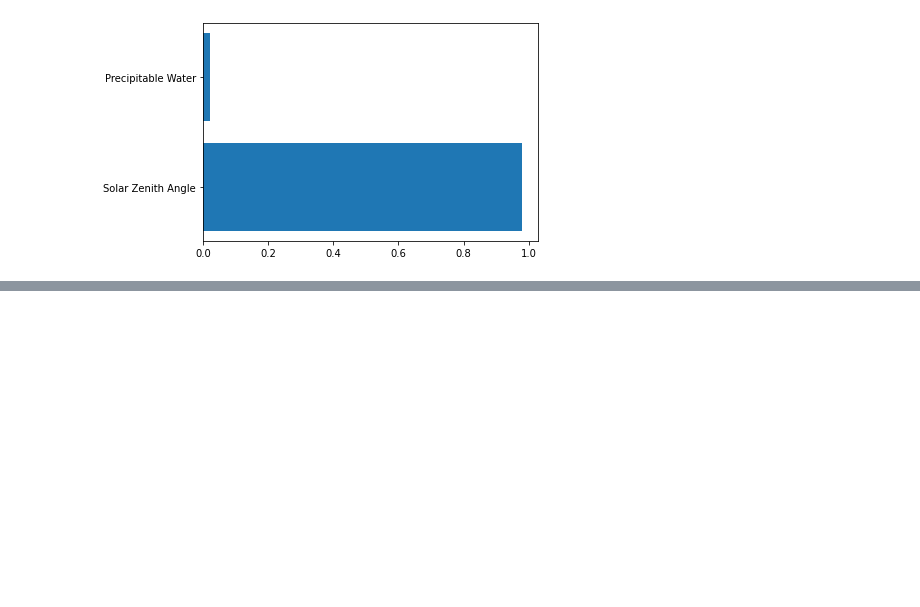
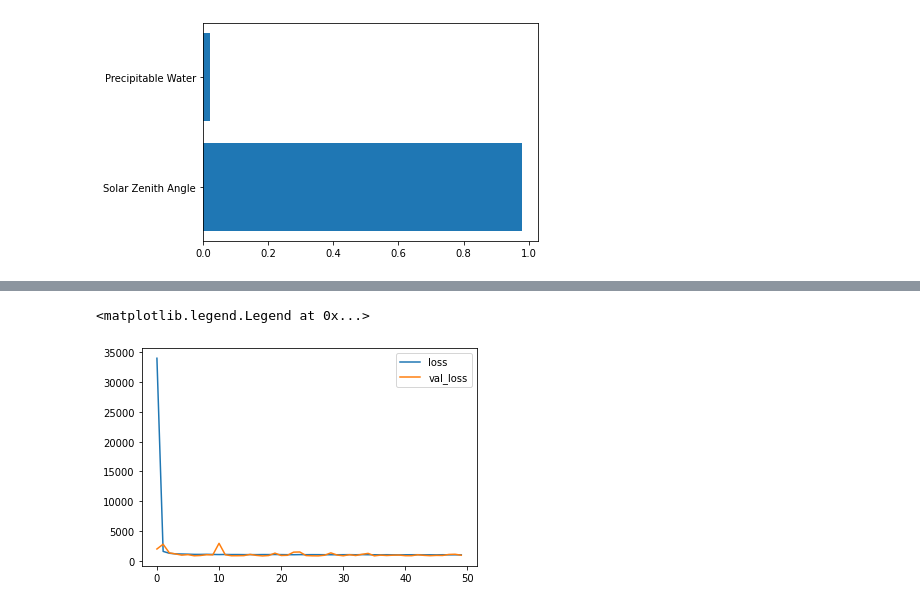
Before and after one commit to ashwiniyer176/WIPRO-Sustainability-Challenge, a Jupyter notebook: notebooks/Model Building.ipynb, the cells around one changed output, grey strips where cells are left out. Drawn from its saved outputs; the diff is of its cells as text; code cells hidden in the pictures; blank space fills up the shorter version.

Commit message:
Modelling update

```diff
--- a/notebooks/Model Building.ipynb
+++ b/notebooks/Model Building.ipynb
@@ -122,0 +139,16 @@ plt.barh(train.drop(columns=columns).columns, rf.feature_importances_)
+# %%
+model=Sequential()
+model.add(layers.Dense(100,input_shape=(train.shape[1]-3,),activation="relu"))
+model.add(layers.Dense(50,activation="relu"))
+model.add(layers.Dense(25,activation="relu"))
+model.add(layers.Dense(3,activation="linear"))
+# %%
+model.compile(optimizer="adam",loss="mse",metrics=["mse","mae"])
+# %%
+X_train=train.drop(columns=columns)
+y_train=train[columns]
+X_val=validation.drop(columns=columns)
+y_val=validation[columns]
+# %%
+performance = model.fit(X_train, y_train, batch_size=64,
+                    epochs=50, validation_data=(X_val, y_val),shuffle=False)
@@ -122,0 +173,7 @@ plt.barh(train.drop(columns=columns).columns, rf.feature_importances_)
+# %%
+plt.plot(performance.history['loss'])
+plt.plot(performance.history['val_loss'])
+plt.legend(["loss","val_loss"])
+# %% [output]
+<matplotlib.legend.Legend at 0x...>
+[figure, added]
```
Also changed, not shown: parts of 10 cells of this notebook, 3 other files.
